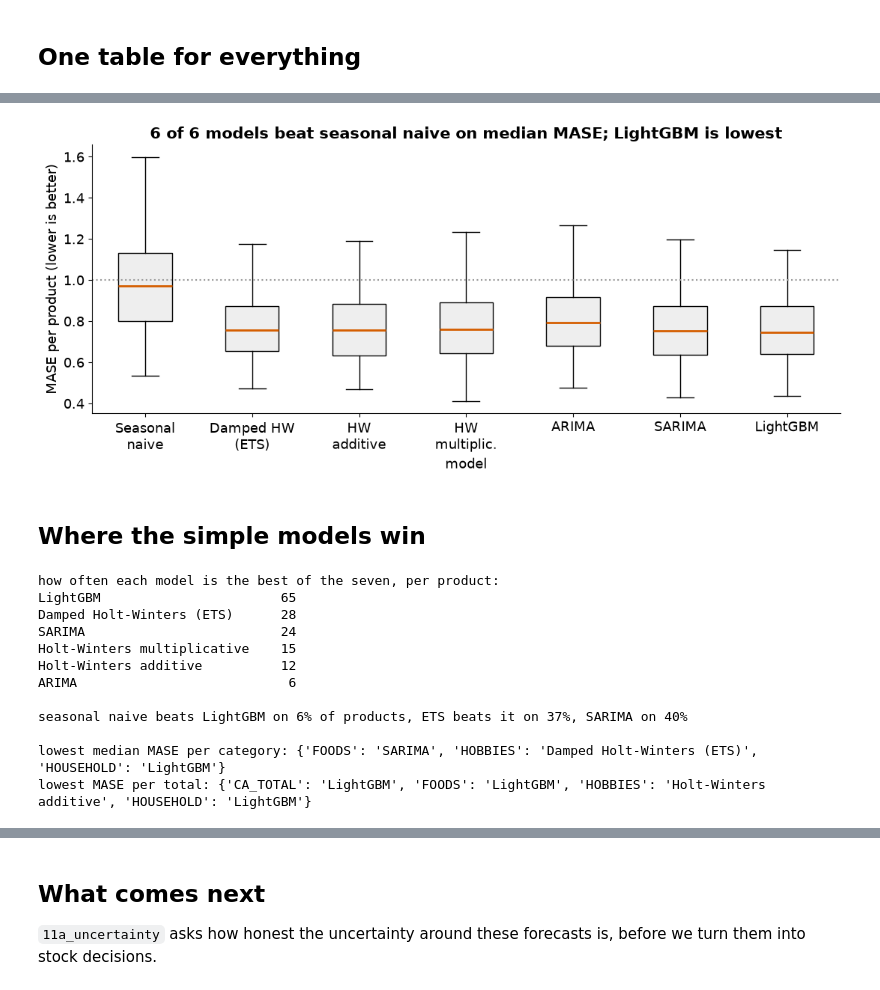
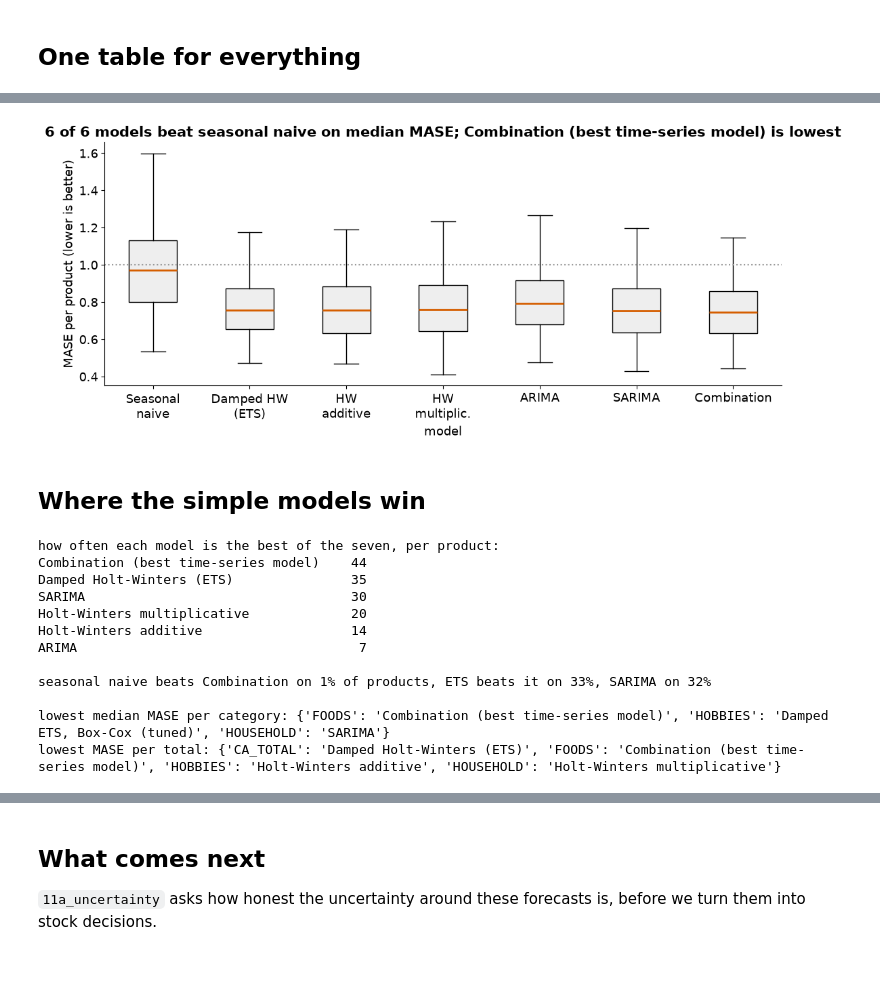
Before and after one commit to anushka-saini/sku-demand-forecasting, a Jupyter notebook: notebooks/10_model_comparison.ipynb, the cells around one changed output, grey strips where cells are left out. Drawn from its saved outputs; the diff is of its cells as text; code cells hidden in the pictures.

Commit message:
Rerun the comparison and stock notebooks with the combination

```diff
--- a/notebooks/10_model_comparison.ipynb
+++ b/notebooks/10_model_comparison.ipynb
@@ -42,8 +56,8 @@ print(f"{len(classical_fc):,} classical rows on the sample, {len(saved):,} rows
 ## Every model on the 150 products
 # %%
 reuse = saved[saved["item_id"].isin(sample["item_id"]) & (saved["variant"] == "static")
-              & saved["model"].isin(["seasonal_naive", "ets", "lightgbm"])][["item_id", "origin", "date", "model", "forecast"]]
-fc = pd.concat([classical_fc[["item_id", "origin", "date", "model", "forecast"]], reuse], ignore_index=True)
+              & saved["model"].isin(["seasonal_naive", "ets", "best"])][["item_id", "origin", "date", "model", "forecast"]]
+fc = pd.concat([classical_fc[["item_id", "origin", "date", "model", "forecast"]], reuse, ts_fc], ignore_index=True)
 fc = fc.merge(long_df[["item_id", "date", "sales"]].rename(columns={"sales": "actual"}), on=["item_id", "date"])
 fc = fc.merge(sample[["item_id", "category"]], on="item_id")
 fc.to_parquet(TABLES / "comparison_forecasts.parquet", index=False)
@@ -53,10 +67,12 @@ m = score(fc, scales).merge(sample, on="item_id")
 m.to_csv(TABLES / "comparison_metrics_item_origin.csv", index=False)
 written.append(TABLES / "comparison_metrics_item_origin.csv")
 
-ORDER = ["seasonal_naive", "ets", "hw_add", "hw_mul", "arima", "sarima", "lightgbm"]
+ORDER = ["seasonal_naive", "ets", "hw_add", "hw_mul", "arima", "sarima", "best"]
+TS_ORDER = list(TS.values())
+CONTENDERS = ["seasonal_naive", "ets_boxcox", "sarima", "sarimax", "theta", "prophet", "autots", "combination"]   # 07h's eight
 ev = m[m["origin"].isin(EVAL_ORIGINS)]
 per_item = ev.groupby(["item_id", "category", "break_item", "model"], as_index=False)[METRICS + ["mape_excluded"]].mean()
-summary = summarise(per_item, ORDER, CATEGORIES)
+summary = summarise(per_item, ORDER + TS_ORDER, CATEGORIES)
 summary.to_csv(TABLES / "comparison_metrics_summary.csv", index=False)
 written.append(TABLES / "comparison_metrics_summary.csv")
 show = summary[summary["category"] == "ALL"].set_index("model").loc[ORDER]
@@ -112,6 +163,6 @@ Classical models fitted on each total; seasonal naive, ETS and LightGBM added up
 # %%
 agg_rows = []
-bottom_up = saved[(saved["variant"] == "static") & saved["model"].isin(["seasonal_naive", "ets", "lightgbm"])].copy()
+bottom_up = saved[(saved["variant"] == "static") & saved["model"].isin(["seasonal_naive", "ets", "best"])].copy()
 bottom_up["category"] = bottom_up["item_id"].str.split("_").str[0]
 for name, s in totals.items():
     mine = agg_fc[agg_fc["item_id"] == f"_agg_{name}"]
@@ -144,18 +198,22 @@ lightgbm           0.753  0.737    0.678      0.785
 # %%
 ev726 = err[err["origin"].isin(EVAL_ORIGINS) & (err["variant"] == "static")]
 im = ev726.groupby(["item_id", "category", "model"], as_index=False)["mase"].mean()
+ru = pd.read_csv(TABLES / "runner_up_726_scores.csv", parse_dates=["origin"])        # 09b, scored origins only
+RUNNER = next(x for x in ru["model"].unique() if x not in ["seasonal_naive", "ets", "best"])
+ru = ru[ru["model"] == RUNNER]
+im = pd.concat([im, ru.groupby(["item_id", "category", "model"], as_index=False)["mase"].mean()], ignore_index=True)
 piv = im.pivot_table(index=["item_id", "category"], columns="model", values="mase").reset_index()
 rows = []
 for cat in ["ALL", "FOODS", "HOBBIES", "HOUSEHOLD"]:
     d = piv if cat == "ALL" else piv[piv["category"] == cat]
-    rows.append({"comparison": "lightgbm - ets", "category": cat, **paired_test(d["lightgbm"] - d["ets"], seed=SEED)})
-lgb_ets = pd.DataFrame(rows)
-lgb_ets.to_csv(TABLES / "lgb_vs_ets_test.csv", index=False)
-written.append(TABLES / "lgb_vs_ets_test.csv")
-print(lgb_ets[["category", "n", "median_diff", "ci_low", "ci_high", "share_improved", "rank_biserial", "p_value"]].round(5).to_string(index=False))
+    rows.append({"comparison": "best - ets", "category": cat, **paired_test(d["best"] - d["ets"], seed=SEED)})
+best_ets = pd.DataFrame(rows)
+best_ets.to_csv(TABLES / "best_vs_ets_test.csv", index=False)
+written.append(TABLES / "best_vs_ets_test.csv")
+print(best_ets[["category", "n", "median_diff", "ci_low", "ci_high", "share_improved", "rank_biserial", "p_value"]].round(5).to_string(index=False))
 
 unr = []
-for model in ["seasonal_naive", "ets", "lightgbm", "tsb"]:
+for model in ["seasonal_naive", "ets", "best", RUNNER, "tsb"]:
     d = im[im["model"] == model]
     for cat in ["ALL"] + sorted(d["category"].unique()):
         x = d if cat == "ALL" else d[d["category"] == cat]
@@ -166,7 +224,8 @@ unrounded.to_csv(TABLES / "model_mase_unrounded.csv", index=False)
 written.append(TABLES / "model_mase_unrounded.csv")
 
 rows = []
-for a, b in [("lightgbm", "seasonal_naive"), ("lightgbm", "ets"), ("ets", "seasonal_naive")]:
+for a, b in [("best", "seasonal_naive"), ("best", "ets"), ("ets", "seasonal_naive"), (RUNNER, "best"),
+             (RUNNER, "ets")]:
     for cat in ["ALL", "FOODS", "HOBBIES", "HOUSEHOLD"]:
         d = piv if cat == "ALL" else piv[piv["category"] == cat]
         rows.append({"model_a": a, "model_b": b, "category": cat, **paired_test(d[a] - d[b], seed=SEED)})
@@ -200,7 +263,7 @@ Bias is total forecast over total sales, minus 1. We report it pooled and as the
 bootstrap interval for the median.
 # %%
 rng = np.random.default_rng(SEED)
-POL_BIAS = [("seasonal_naive", "static"), ("ets", "static"), ("lightgbm", "static"), ("lightgbm", "adaptive")]
+POL_BIAS = [("seasonal_naive", "static"), ("ets", "static"), ("best", "static"), ("best", "adaptive")]
 saved["category"] = saved["item_id"].str.split("_").str[0]
 e = saved[saved["origin"].isin(EVAL_ORIGINS)]
 rows = []
@@ -261,22 +324,22 @@ overview.round(3)
 # %%
 fig, ax = plt.subplots(figsize=(11, 5))
 data = [wide[x].dropna() for x in ORDER]
 ax.boxplot(data, showfliers=False, patch_artist=True, boxprops=dict(facecolor="#EEEEEE"), medianprops=dict(color="#D55E00", lw=2))
 SHORT = {"seasonal_naive": "Seasonal\nnaive", "ets": "Damped HW\n(ETS)", "hw_add": "HW\nadditive",
-         "hw_mul": "HW\nmultiplic.", "arima": "ARIMA", "sarima": "SARIMA", "lightgbm": "LightGBM"}
+         "hw_mul": "HW\nmultiplic.", "arima": "ARIMA", "sarima": "SARIMA", "best": BEST_SHORT}
 ax.set_xticks(range(1, len(ORDER) + 1), [SHORT[x] for x in ORDER])
 ax.axhline(1, color="#999999", ls=":")
 ax.set_xlabel("model")
 ax.set_ylabel("MASE per product (lower is better)")
 best = show["median_mase"].idxmin()
 n_beat = int((show.drop(index="seasonal_naive")["median_mase"] < show.loc["seasonal_naive", "median_mase"]).sum())
 ax.set_title(f"{n_beat} of 6 models beat seasonal naive on median MASE; {NAMES[best]} is lowest")
 fig.tight_layout()
 fig.savefig(FIGS / "mase_by_model.png")
 written.append(FIGS / "mase_by_model.png")
 plt.show()
 # %% [output]
-[figure, old version]
+[figure, new version]
 # %% [markdown]
 ## Where the simple models win
 # %%
@@ -284,25 +347,25 @@ plt.show()
 winner = wide[ORDER].idxmin(axis=1)
 print("how often each model is the best of the seven, per product:")
 print(winner.value_counts().rename(index=NAMES).to_string())
-print(f"\nseasonal naive beats LightGBM on {(wide['seasonal_naive'] < wide['lightgbm']).mean():.0%} of products, "
-      f"ETS beats it on {(wide['ets'] < wide['lightgbm']).mean():.0%}, SARIMA on {(wide['sarima'] < wide['lightgbm']).mean():.0%}")
+print(f"\nseasonal naive beats {BEST_SHORT} on {(wide['seasonal_naive'] < wide['best']).mean():.0%} of products, "
+      f"ETS beats it on {(wide['ets'] < wide['best']).mean():.0%}, SARIMA on {(wide['sarima'] < wide['best']).mean():.0%}")
 cat_best = summary[summary["category"] != "ALL"].loc[lambda x: x.groupby("category")["median_mase"].idxmin()]
 print("\nlowest median MASE per category:", dict(zip(cat_best["category"], cat_best["model"].map(NAMES))))
 tot_best = agg.loc[agg.groupby("series")["mase"].idxmin()]
 print("lowest MASE per total:", dict(zip(tot_best["series"], tot_best["model"].map(NAMES))))
 # %% [output]
 how often each model is the best of the seven, per product:
-LightGBM                       65
-Damped Holt-Winters (ETS)      28
-SARIMA                         24
-Holt-Winters multiplicative    15
-Holt-Winters additive          12
-ARIMA                           6
+Combination (best time-series model)    44
+Damped Holt-Winters (ETS)               35
+SARIMA                                  30
+Holt-Winters multiplicative             20
+Holt-Winters additive                   14
+ARIMA                                    7
 
-seasonal naive beats LightGBM on 6% of products, ETS beats it on 37%, SARIMA on 40%
+seasonal naive beats Combination on 1% of products, ETS beats it on 33%, SARIMA on 32%
 
-lowest median MASE per category: {'FOODS': 'SARIMA', 'HOBBIES': 'Damped Holt-Winters (ETS)', 'HOUSEHOLD': 'LightGBM'}
-lowest MASE per total: {'CA_TOTAL': 'LightGBM', 'FOODS': 'LightGBM', 'HOBBIES': 'Holt-Winters additive', 'HOUSEHOLD': 'LightGBM'}
+lowest median MASE per category: {'FOODS': 'Combination (best time-series model)', 'HOBBIES': 'Damped ETS, Box-Cox (tuned)', 'HOUSEHOLD': 'SARIMA'}
+lowest MASE per total: {'CA_TOTAL': 'Damped Holt-Winters (ETS)', 'FOODS': 'Combination (best time-series model)', 'HOBBIES': 'Holt-Winters additive', 'HOUSEHOLD': 'Holt-Winters multiplicative'}
 # %% [markdown]
 ## What we found
 
```
Also changed, not shown: parts of 15 cells of this notebook, 42 other files.
